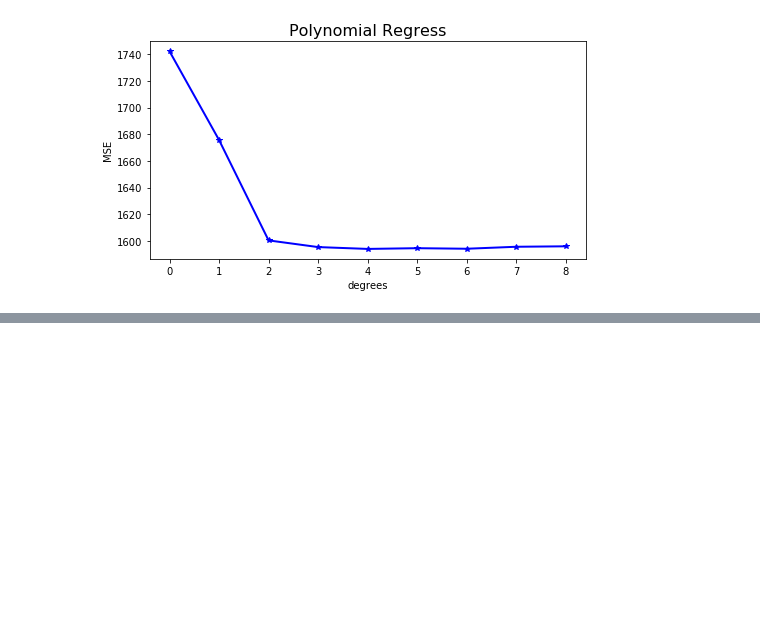
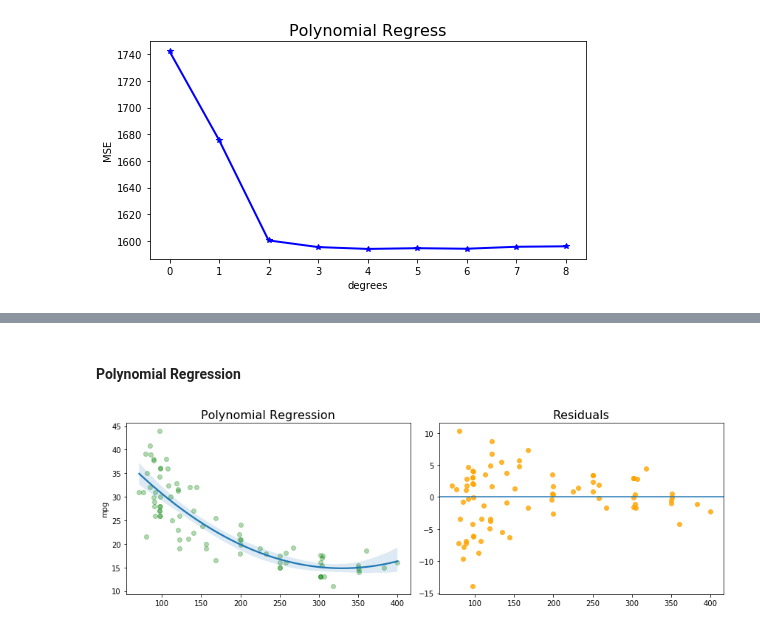
Before and after one commit to Morgan-Sell/islr-labs-exercises-python, a Jupyter notebook: exercises/07_beyond_linearity.ipynb, the cells around one changed output, grey strips where cells are left out. Saved outputs shown, nothing was run; the diff lists cells and outputs as text; code cells hidden in the pictures; blank space fills up the shorter version.

```diff
--- a/exercises/07_beyond_linearity.ipynb
+++ b/exercises/07_beyond_linearity.ipynb
@@ -123,0 +216,32 @@ ch7_utils.calc_and_plot_mse_for_polynomial_degrees(age_arr, wage_arr, degrees, c
+# %% [markdown]
+#### Polynomial Regression
+# %%
+poly = PolynomialFeatures(degree=2)
+poly.fit(X_train_displacement)
+X_train_displacement_poly = poly.transform(X_train_displacement)
+X_test_displacement_poly = poly.transform(X_test_displacement)
+
+poly.fit(X_train_displacement_poly, y_train)
+poly_reg = LinearRegression()
+poly_reg.fit(X_train_displacement_poly, y_train)
+
+pred_poly = poly_reg.predict(X_test_displacement_poly)
+poly_resids = pred_poly - y_test
+
+fig, ax = plt.subplots(nrows=1, ncols=2, figsize=(12, 4))
+
+# plot 1
+ax[0].scatter(X_test_displacement, y_test, c='g', alpha=0.3)
+sns.regplot(X_test_displacement, y_test, order=2, truncate=True, scatter=False, ax=ax[0])
+#ax[0].plot(X_test_displacement_poly, pred_poly, c='b', linewidth=2)
+ax[0].set_title('Polynomial Regression', fontsize=16)
+
+# plot 2
+ax[1].scatter(X_test_displacement, poly_resids, c='orange', alpha=0.8)
+ax[1].axhline(y=0)
+#ax[0].plot(X_test_displacement, pred_linear, c='b', linewidth=2)
+ax[1].set_title('Residuals', fontsize=16)
+
+fig.tight_layout();
+# %% [output]
+[figure, added]
```
Also changed, not shown: parts of 13 cells of this notebook, 2 other files.
